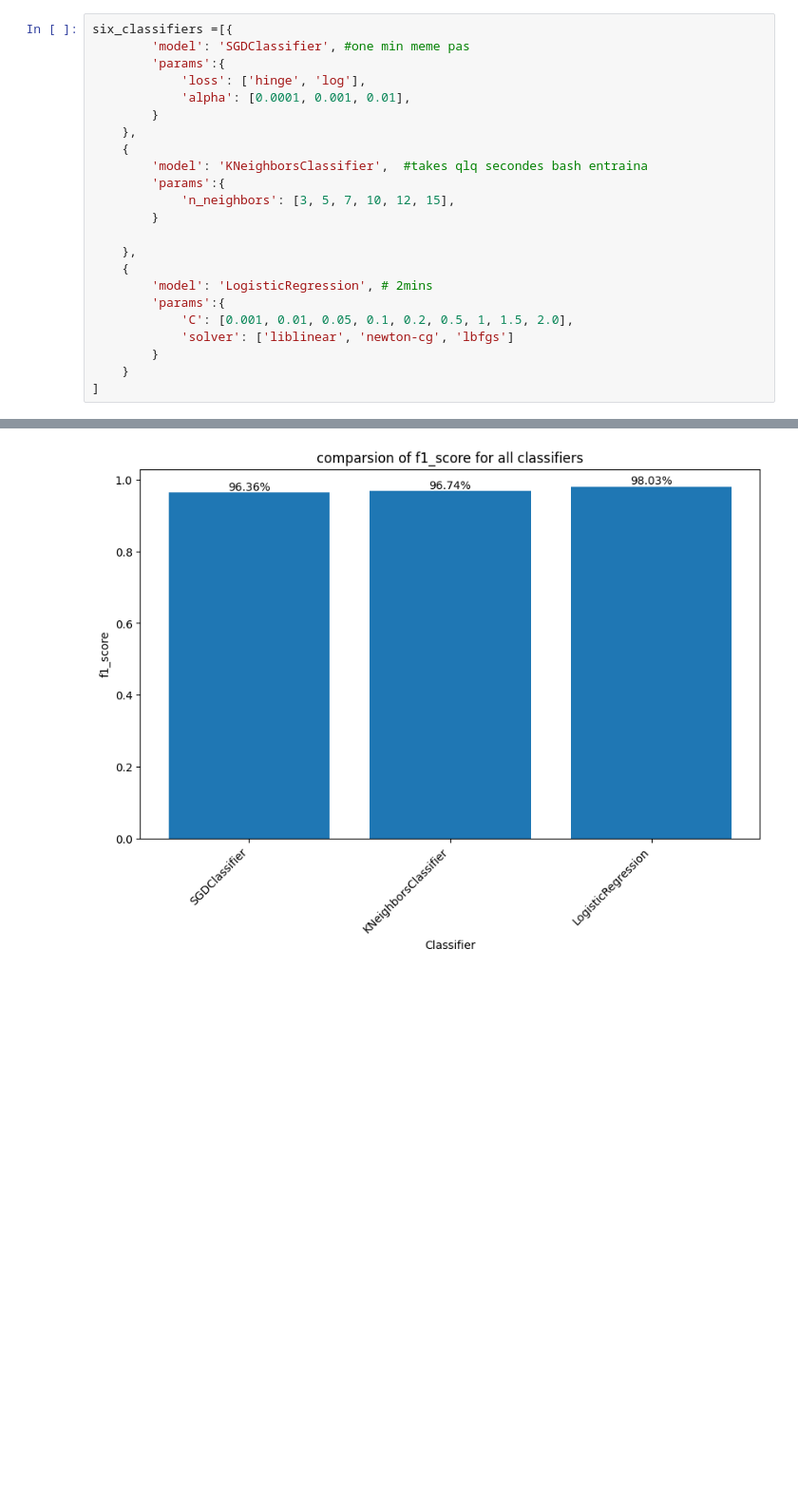
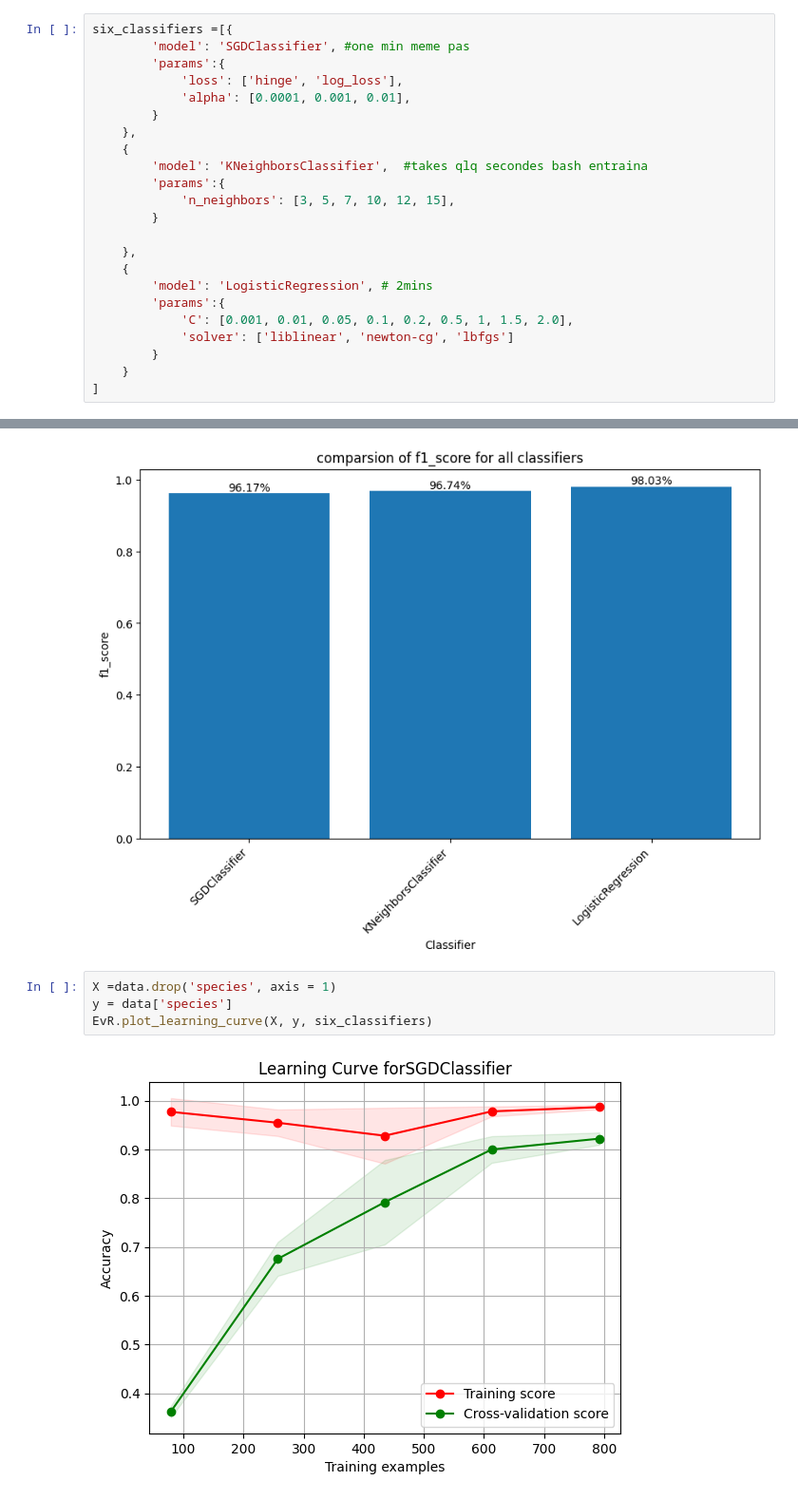
Before and after one commit to jinan02/projet_IFT712, a Jupyter notebook: projet_ift712/projet.ipynb, the cells around one changed output, grey strips where cells are left out. Shown at 95% size. Drawn from its saved outputs; the diff is of its cells as text; blank space fills up the shorter version.

Commit message:
add visualizations on notebook

```diff
--- a/projet_ift712/projet.ipynb
+++ b/projet_ift712/projet.ipynb
@@ -100,7 +102,7 @@ six_classifiers = [
 six_classifiers =[{
         'model': 'SGDClassifier', #one min meme pas
         'params':{
-            'loss': ['hinge', 'log'],
+            'loss': ['hinge', 'log_loss'],
             'alpha': [0.0001, 0.001, 0.01],
         }
     },
@@ -162,3 +146,9 @@ EvR.plot_evaluation_results(evaluation_results)
 [figure]
 [figure]
 [figure]
+# %%
+X =data.drop('species', axis = 1)
+y = data['species']
+EvR.plot_learning_curve(X, y, six_classifiers)
+# %% [output]
+[figure, added]
```
Also changed, not shown: parts of 6 cells of this notebook.
